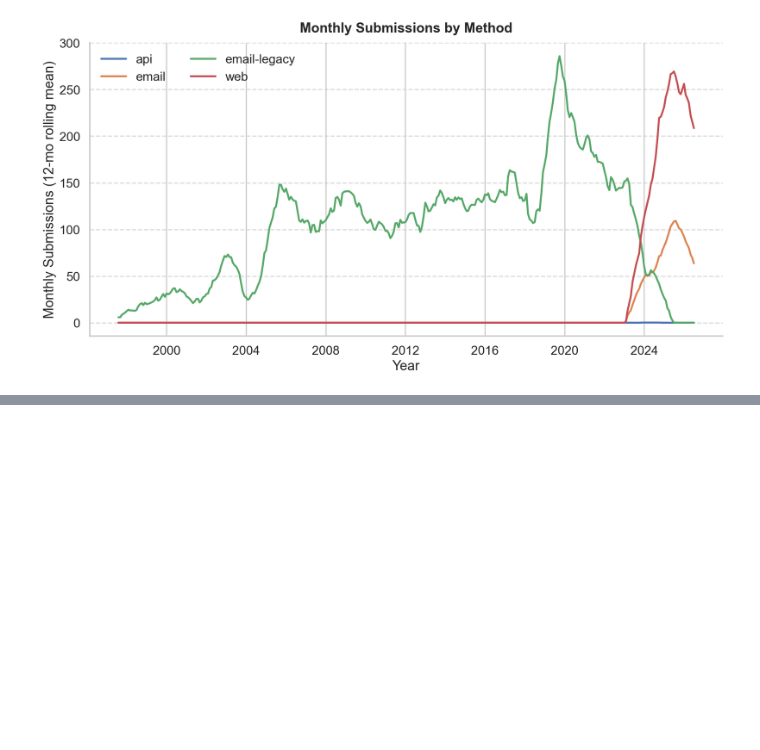
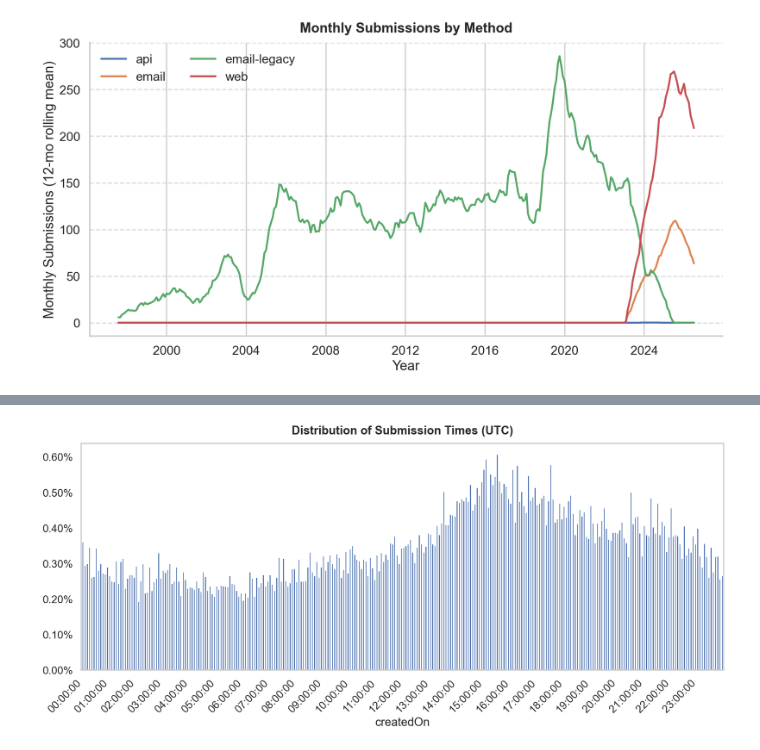
Before and after one commit to tylerbarna/gcn-regex, a Jupyter notebook: misc.ipynb, the cells around one changed output, grey strips where cells are left out. Cells and saved outputs as stored; diff of their text form; code cells hidden in the pictures; blank space fills up the shorter version.

```diff
--- a/misc.ipynb
+++ b/misc.ipynb
@@ -410,0 +466,32 @@ plt.show()
+# %%
+submission_times = pd.to_datetime(submitter_df["createdOn"], unit="ms", errors="coerce")
+submission_times[0]
+## only grab the time and not date
+submission_times = submission_times.dt.round("5min").dt.time
+sub_times_df = pd.DataFrame({"submission_time": submission_times})
+fig, ax = plt.subplots(figsize=(15, 7), dpi=140)
+submission_times.value_counts(normalize=True).sort_index().plot(kind="bar", figsize=(15, 7), width=0.8, ax=ax)
+# kde_ = sns.kdeplot(
+#     x=submission_times.apply(lambda t: t.hour + t.minute / 60.0),
+#     fill=True,
+#     alpha=0.3,
+#     color="orange",
+#     ax=ax,
+# )
+
+ax.set_title("Distribution of Submission Times (UTC)", pad=14, weight="bold")
+iterator_ = 0
+for label in ax.get_xticklabels():
+    if iterator_ % 12 == 0:
+        label.set_visible(True)
+    else:
+        label.set_visible(False)
+    iterator_ += 1
+    label.set_rotation(45)
+    label.set_horizontalalignment('right')
+fig.figure.tight_layout()
+ax.grid()
+
+ax.yaxis.set_major_formatter(mtick.PercentFormatter(1.0))
+# %% [output]
+[figure, added]
```
Also changed, not shown: parts of 5 cells of this notebook.
